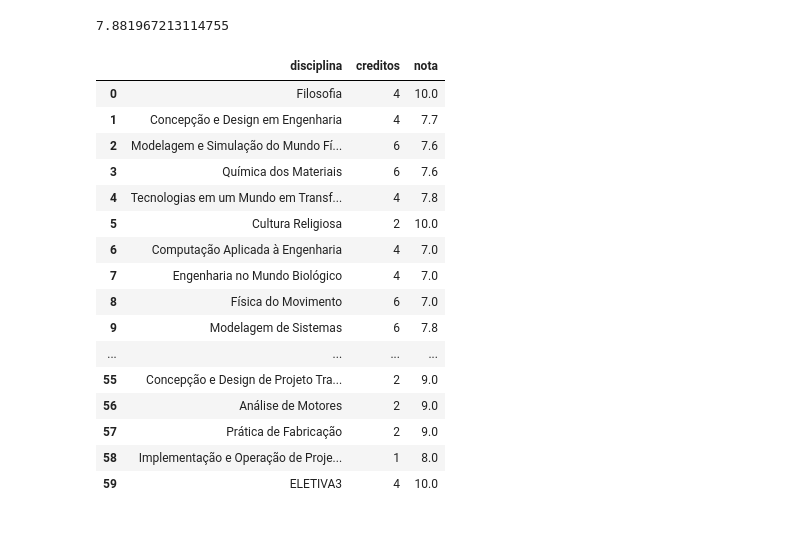
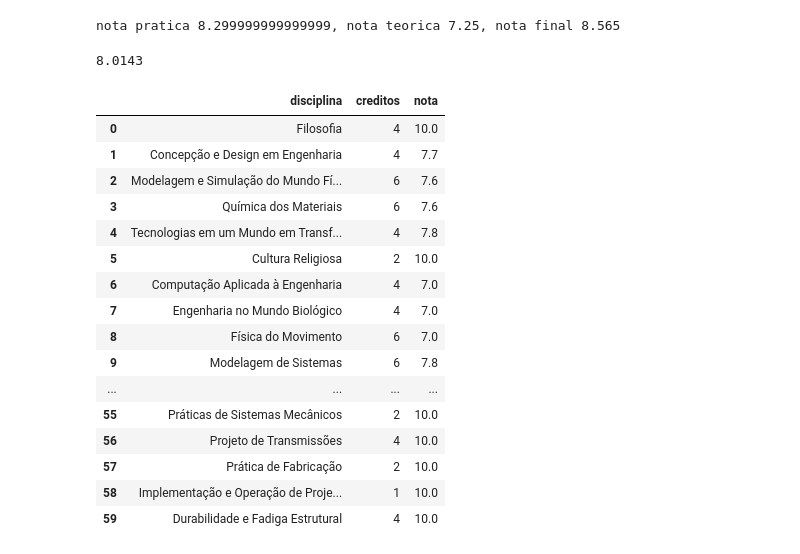
Before and after one commit to mumiavini/cv_vibrometry, a Jupyter notebook: Code/random.ipynb, the cells around one changed output. Saved outputs shown, nothing was run; the diff lists cells and outputs as text; code cells hidden in the pictures.

```diff
--- a/Code/random.ipynb
+++ b/Code/random.ipynb
@@ -1,3 +1,14 @@
+# %%
+nota_segunda_prova = 8.5
+nota_tdes = 8
+nota_projeto = 8
+teorica = 0.5 * 6 + 0.5 *(nota_segunda_prova)
+pratica = 0.7* nota_tdes + 0.3* (nota_projeto + 1)
+
+nota_final = 0.7 * teorica + 0.3 * pratica + 1
+print(f"nota pratica {pratica}, nota teorica {teorica}, nota final {nota_final}")
+# %% [output]
+nota pratica 8.299999999999999, nota teorica 7.25, nota final 8.565
 # %%
 import pandas as pd
 import numpy as np
@@ -53,16 +64,24 @@ data = [
     {"disciplina": "Prática de Usinagem", "creditos": 2, "nota": 8.0},
     {"disciplina": "Vibrações e Acústica", "creditos": 4, "nota": 7.0},
     {"disciplina": "Gestão Socioambiental", "creditos": 4, "nota": 7.0},
+    {"disciplina": "Caracterização de Materiais", "creditos": 2, "nota": 9.0},
+    {"disciplina": "Transferência de Calor e Massa", "creditos": 6, "nota": 8.6},
 
     # 8º período
     {"disciplina": "Fundição e Injeção", "creditos": 4, "nota": 7.9},
     {"disciplina": "Manutenção Mecânica", "creditos": 4, "nota": 8.0},
+    {"disciplina": "Estágio Curricular", "creditos": 11, "nota": 9.5},
 
     # 9º período
     {"disciplina": "Turbomáquinas", "creditos": 4, "nota": 7.0},
+    {"disciplina": "Simulação Computacional", "creditos": 4, "nota": 9.0},
+    {"disciplina": "Ergonomia e Segurança do Trabalho", "creditos": 2, "nota": 8.6},
+    {"disciplina": "Conformação e Soldagem", "creditos": 4, "nota": 7.6},
+    {"disciplina": "Concepção e Design de Projeto Transformador", "creditos": 2, "nota": 9.3},
 
     # 10º período
     {"disciplina": "Máquinas Térmicas", "creditos": 6, "nota": 7.0},
+    {"disciplina": "Análise de Motores", "creditos": 2, "nota": 9.5},
 
     # Eletiva aprovada
     {"disciplina": "Supply Chain Management", "creditos": 4, "nota": 7.0},
@@ -70,33 +89,22 @@ data = [
 
     # ====================== SIMULAÇÃO DAS FALTANTES ====================== #
 
-    # 7º período
-
-    {"disciplina": "Caracterização de Materiais", "creditos": 2, "nota": 8.0},
-    {"disciplina": "Transferência de Calor e Massa", "creditos": 6, "nota": 7.5},
-
     # 8º período
-    {"disciplina": "Projeto de Componentes", "creditos": 4, "nota": 8.0},
+    {"disciplina": "Projeto de Componentes", "creditos": 4, "nota": 10.0},
     {"disciplina": "Projeto de Refrigeração e Climatização", "creditos": 4, "nota": 9.0},
     {"disciplina": "Seleção de Materiais", "creditos": 2, "nota": 9.0},
-    {"disciplina": "Prática de Térmicas e Fluidos", "creditos": 2, "nota": 9.0},
-    {"disciplina": "Práticas de Sistemas Mecânicos", "creditos": 2, "nota": 9.0},
-    {"disciplina": "Estágio Curricular", "creditos": 11, "nota": 10.0},
+    {"disciplina": "Prática de Térmicas e Fluidos", "creditos": 2, "nota": 10.0},
+    {"disciplina": "Práticas de Sistemas Mecânicos", "creditos": 2, "nota": 10.0},
 
     # 9º período
-    {"disciplina": "Conformação e Soldagem", "creditos": 4, "nota": 8.0},
-    {"disciplina": "Ergonomia e Segurança do Trabalho", "creditos": 2, "nota": 8.5},
-    {"disciplina": "Projeto de Transmissões", "creditos": 4, "nota": 8.0},
-    {"disciplina": "Simulação Computacional", "creditos": 4, "nota": 8.5},
-    {"disciplina": "Concepção e Design de Projeto Transformador", "creditos": 2, "nota": 9.0},
+    {"disciplina": "Projeto de Transmissões", "creditos": 4, "nota": 10.0},
 
     # 10º período
-    {"disciplina": "Análise de Motores", "creditos": 2, "nota": 9.0},
-    {"disciplina": "Prática de Fabricação", "creditos": 2, "nota": 9.0},
-    {"disciplina": "Implementação e Operação de Projeto Transformador", "creditos": 1, "nota": 8.0},
+    {"disciplina": "Prática de Fabricação", "creditos": 2, "nota": 10.0},
+    {"disciplina": "Implementação e Operação de Projeto Transformador", "creditos": 1, "nota": 10.0},
 
     # Eletiva
-    {"disciplina": "ELETIVA3", "creditos": 4, "nota": 10},
+    {"disciplina": "Durabilidade e Fadiga Estrutural", "creditos": 4, "nota": 10},
 ]
 
 df = pd.DataFrame(data)
@@ -104,37 +112,37 @@ df = pd.DataFrame(data)
 
 faltantes = []
 
 nota_simulada = 10
 
 df_faltantes = pd.DataFrame(faltantes)
 df_faltantes["nota"] = nota_simulada
 
 df_total = pd.concat([df, df_faltantes], ignore_index=True)
 
 ira_final_simulado = (
     df_total["nota"] * df_total["creditos"]
 ).sum() / df_total["creditos"].sum()
 
-print(ira_final_simulado)
+print(f"{ira_final_simulado:.4f}")
 
 
 df
 # %% [output]
-7.881967213114755
+8.0143
 |  | disciplina | creditos | nota |
 | 0 | Filosofia | 4 | 10.0 |
 | 1 | Concepção e Design em Engenharia | 4 | 7.7 |
 | 2 | Modelagem e Simulação do Mundo Fí... | 6 | 7.6 |
 | 3 | Química dos Materiais | 6 | 7.6 |
 | 4 | Tecnologias em um Mundo em Transf... | 4 | 7.8 |
 | 5 | Cultura Religiosa | 2 | 10.0 |
 | 6 | Computação Aplicada à Engenharia | 4 | 7.0 |
 | 7 | Engenharia no Mundo Biológico | 4 | 7.0 |
 | 8 | Física do Movimento | 6 | 7.0 |
 | 9 | Modelagem de Sistemas | 6 | 7.8 |
 | ... | ... | ... | ... |
-| 55 | Concepção e Design de Projeto Tra... | 2 | 9.0 |
-| 56 | Análise de Motores | 2 | 9.0 |
-| 57 | Prática de Fabricação | 2 | 9.0 |
-| 58 | Implementação e Operação de Proje... | 1 | 8.0 |
-| 59 | ELETIVA3 | 4 | 10.0 |
+| 55 | Práticas de Sistemas Mecânicos | 2 | 10.0 |
+| 56 | Projeto de Transmissões | 4 | 10.0 |
+| 57 | Prática de Fabricação | 2 | 10.0 |
+| 58 | Implementação e Operação de Proje... | 1 | 10.0 |
+| 59 | Durabilidade e Fadiga Estrutural | 4 | 10.0 |
```
Also changed, not shown: 10 other files.
